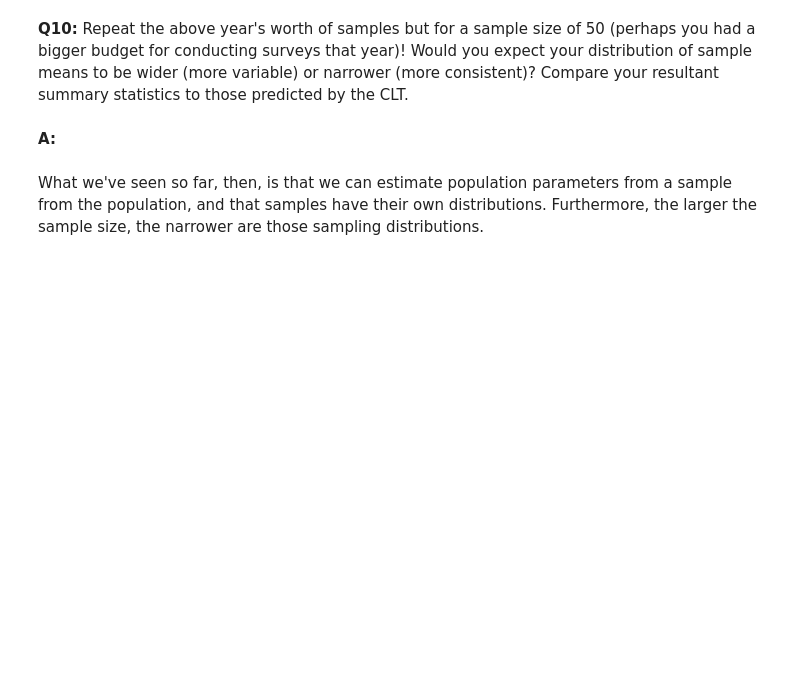
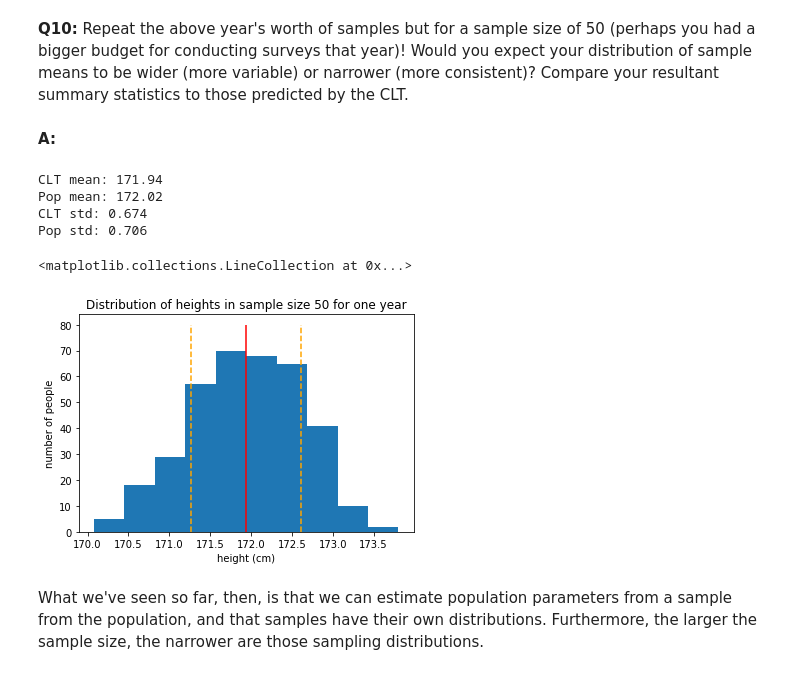
Before and after one commit to watchful-cluckets/springboard_dsci_career_track, a Jupyter notebook: unit_11_python_stats_eda/notebooks/frequentist_inference_case_study_part_a.ipynb, the cells around one changed output. Cells and saved outputs as stored; diff of their text form; code cells hidden in the pictures; blank space fills up the shorter version.

```diff
--- a/unit_11_python_stats_eda/notebooks/frequentist_inference_case_study_part_a.ipynb
+++ b/unit_11_python_stats_eda/notebooks/frequentist_inference_case_study_part_a.ipynb
@@ -189,3 +229,29 @@ seed(47)
+# %%
+seed(47)
+sampling_means = [np.mean(townsfolk_sampler(50)) for _ in range(0, 365)]
+clt_mean = np.mean(sampling_means)
+clt_std = np.std(sampling_means)
+
+print(f"CLT mean: {clt_mean:0.2f}")
+print(f"Pop mean: {np.mean(pop_heights):0.2f}")
+print(f"CLT std: {clt_std:0.3f}")
+print(f"Pop std: {np.std(pop_heights)/np.sqrt(50):0.3f}")
+
+plt.hist(sampling_means, bins=10)
+plt.xlabel("height (cm)")
+plt.ylabel("number of people")
+plt.title("Distribution of heights in sample size 50 for one year")
+vlines = [clt_mean, clt_mean + clt_std, clt_mean - clt_std]
+colors = ['red', 'orange', 'orange']
+linestyles = ['-', '--', '--']
+plt.vlines(vlines, 0, 80, colors=colors, linestyles=linestyles)
+# %% [output]
+CLT mean: 171.94
+Pop mean: 172.02
+CLT std: 0.674
+Pop std: 0.706
+<matplotlib.collections.LineCollection at 0x...>
+[figure, added]
 # %% [markdown]
 What we've seen so far, then, is that we can estimate population parameters from a sample from the population, and that samples have their own distributions. Furthermore, the larger the sample size, the narrower are those sampling distributions.
 # %% [markdown]
```
Also changed, not shown: parts of 33 cells of this notebook.
